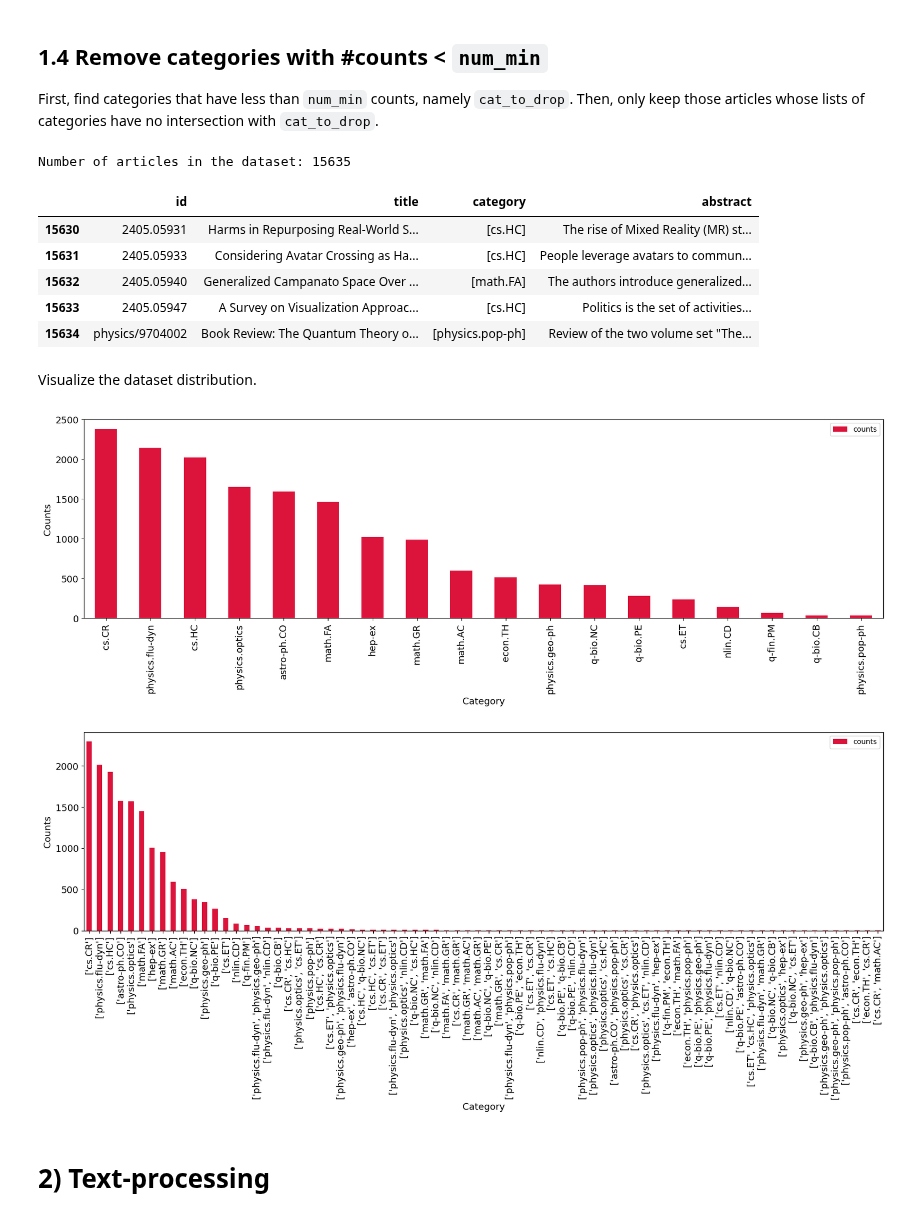
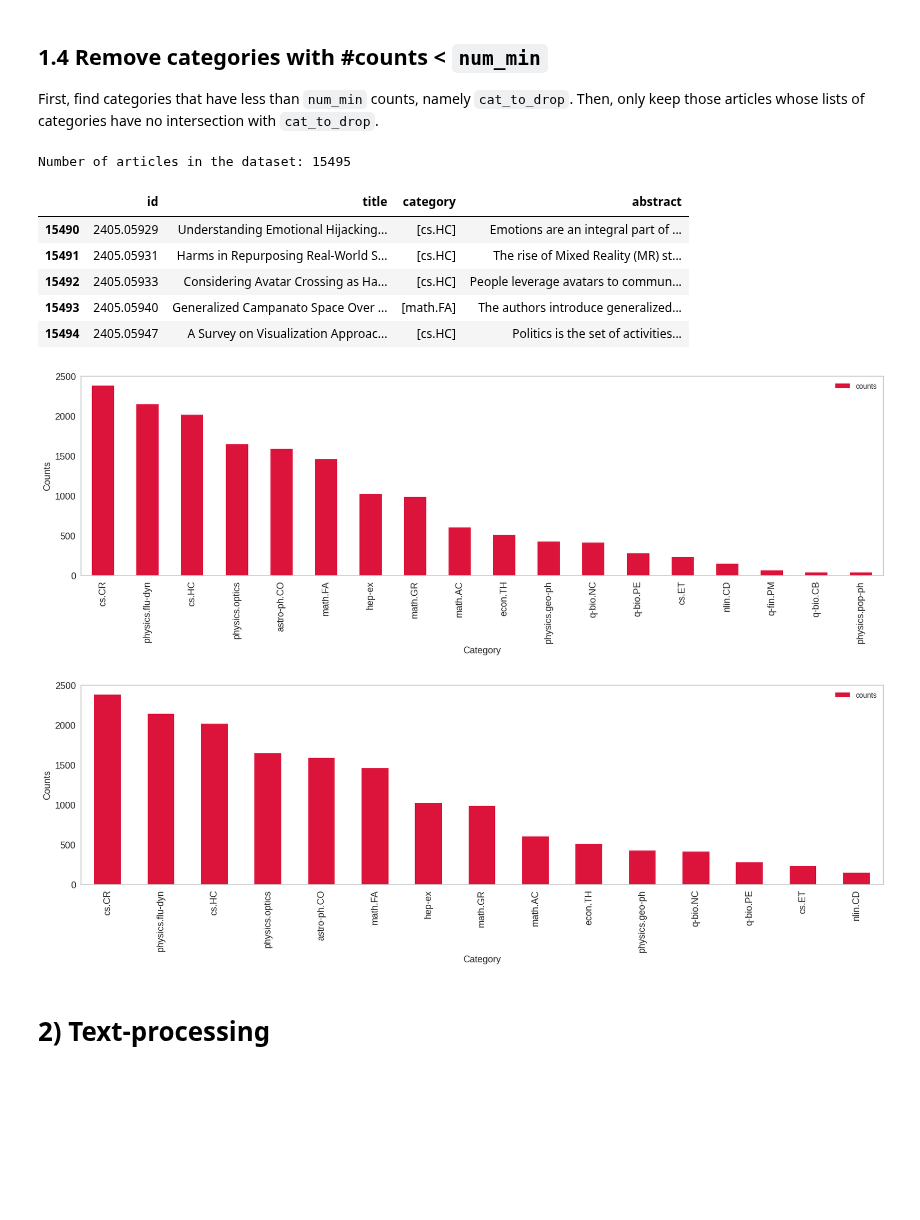
Before and after one commit to auroramugnai/ArXivClassification, a Jupyter notebook: ArXivClassification/category_classification.ipynb, the cells around one changed output. Drawn from its saved outputs; the diff is of its cells as text; code cells hidden in the pictures; blank space fills up the shorter version.

```diff
--- a/ArXivClassification/category_classification.ipynb
+++ b/ArXivClassification/category_classification.ipynb
@@ -147,37 +147,29 @@ Number of categories appearing in the dataset: 20
 First, find categories that have less than `num_min` counts, namely `cat_to_drop`.
 Then, only keep those articles whose lists of categories have no intersection with `cat_to_drop`.
 # %%
-num_min = 50
-cat_to_drop = [cat for cat,count in dictionary.items() if count<num_min]
+num_min = 100
 
-utils.categories_as_lists(df) # take "category" as a column of lists
-has_no_intersection = lambda x: not (set(x) & set(cat_to_drop))
-df = df.loc[df["category"].apply(has_no_intersection).loc[lambda x: x].index]
+has_no_intersection = lambda cat_list: not (set(cat_list) & set(cat_to_drop))
+
+while (min(dictionary.values()) < 100):
+    cat_to_drop = [cat for cat,count in dictionary.items() if count<num_min]
+    utils.categories_as_lists(df) # take "category" as a column of lists
+    df = df.loc[df["category"].apply(has_no_intersection).loc[lambda x: x].index]
+    dictionary = utils.plot_df_counts(df.explode("category"), col="category")
 
 df = df.reset_index(drop=True)
 print(f'Number of articles in the dataset: {len(df)}')
 df.tail()
 # %% [output]
-Number of articles in the dataset: 15635
+Number of articles in the dataset: 15495
 |  | id | title | category | abstract |
-| 15630 | 2405.05931 | Harms in Repurposing Real-World S... | [cs.HC] | The rise of Mixed Reality (MR) st... |
-| 15631 | 2405.05933 | Considering Avatar Crossing as Ha... | [cs.HC] | People leverage avatars to commun... |
-| 15632 | 2405.05940 | Generalized Campanato Space Over ... | [math.FA] | The authors introduce generalized... |
-| 15633 | 2405.05947 | A Survey on Visualization Approac... | [cs.HC] | Politics is the set of activities... |
-| 15634 | physics/9704002 | Book Review: The Quantum Theory o... | [physics.pop-ph] | Review of the two volume set "The... |
+| 15490 | 2405.05929 | Understanding Emotional Hijacking... | [cs.HC] | Emotions are an integral part of ... |
+| 15491 | 2405.05931 | Harms in Repurposing Real-World S... | [cs.HC] | The rise of Mixed Reality (MR) st... |
+| 15492 | 2405.05933 | Considering Avatar Crossing as Ha... | [cs.HC] | People leverage avatars to commun... |
+| 15493 | 2405.05940 | Generalized Campanato Space Over ... | [math.FA] | The authors introduce generalized... |
+| 15494 | 2405.05947 | A Survey on Visualization Approac... | [cs.HC] | Politics is the set of activities... |
+[figure, added]
+[figure, added]
-# %% [markdown]
-Visualize the dataset distribution.
-# %%
-# Get single-category occurrences.
-utils.categories_as_lists(df) # take "category" as a column of lists
-_ = utils.plot_df_counts(df.explode("category"), col="category")
-
-# Get list-of-categories occurrences.
-utils.categories_as_strings(df) # take "category" as a column of strings
-_ = utils.plot_df_counts(df, col="category")
-# %% [output]
-[figure, removed]
-[figure, removed]
 # %% [markdown]
 # 2) Text-processing
 # %%
```
Also changed, not shown: parts of 2 cells of this notebook.
